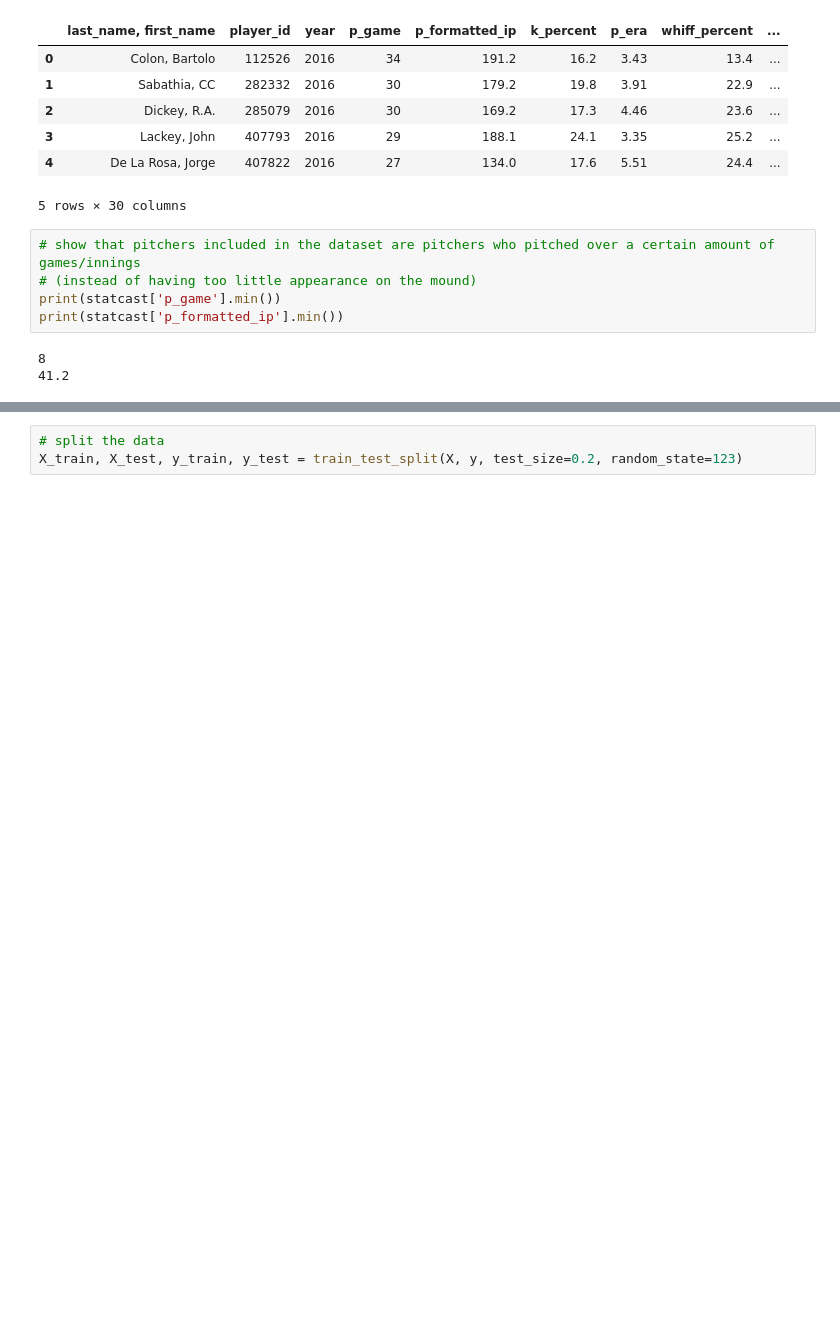
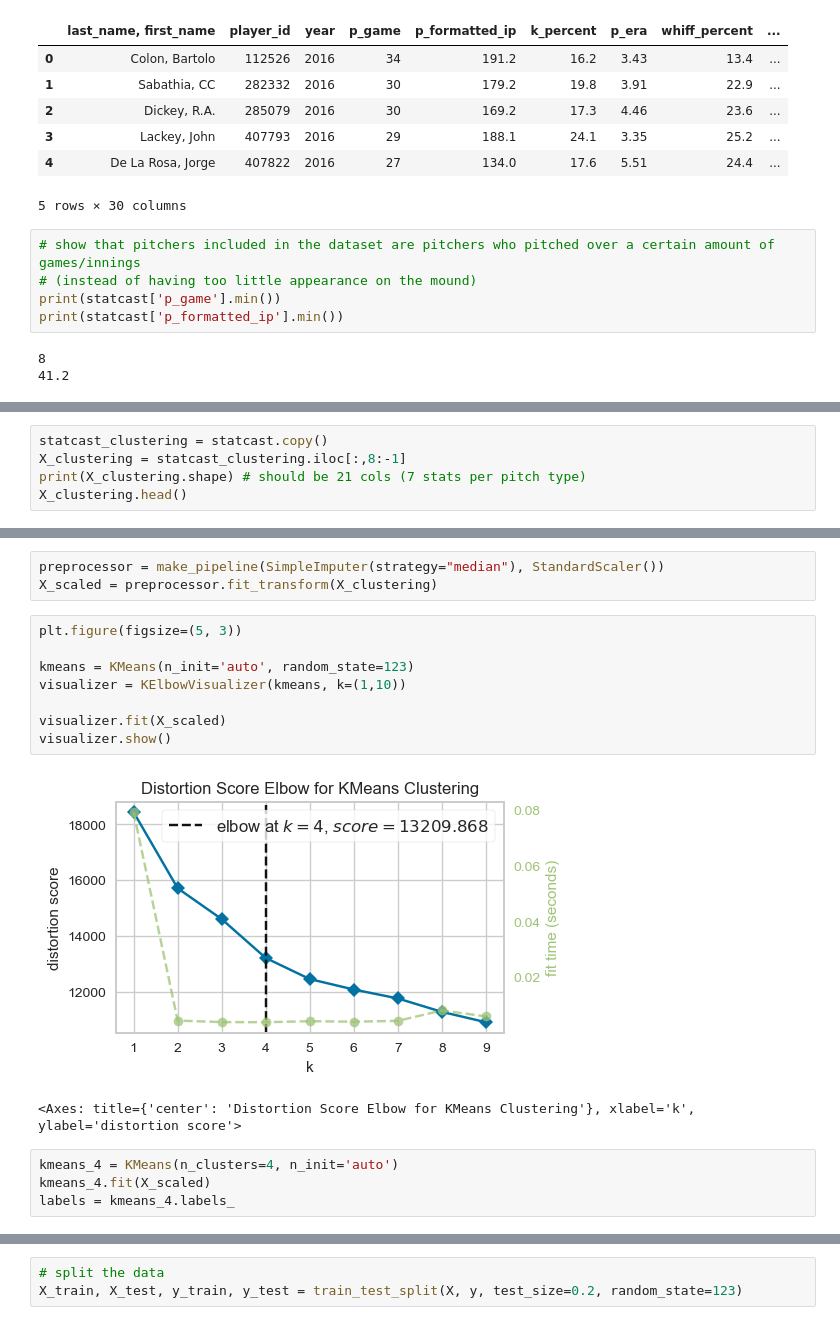
Before and after one commit to Stevey8/Fastball-vs-Pitcher-Performance, a Jupyter notebook: mlb_pitcher_2019.ipynb, the cells around one changed output, grey strips where cells are left out. Drawn from its saved outputs; the diff is of its cells as text; blank space fills up the shorter version.

```diff
--- a/mlb_pitcher_2019.ipynb
+++ b/mlb_pitcher_2019.ipynb
@@ -477,0 +453,5 @@ print(statcast['p_formatted_ip'].min())
+# %%
+statcast_clustering = statcast.copy()
+X_clustering = statcast_clustering.iloc[:,8:-1]
+print(X_clustering.shape) # should be 21 cols (7 stats per pitch type)
+X_clustering.head()
@@ -477,0 +467,18 @@ print(statcast['p_formatted_ip'].min())
+# %%
+preprocessor = make_pipeline(SimpleImputer(strategy="median"), StandardScaler())
+X_scaled = preprocessor.fit_transform(X_clustering)
+# %%
+plt.figure(figsize=(5, 3))
+
+kmeans = KMeans(n_init='auto', random_state=123)
+visualizer = KElbowVisualizer(kmeans, k=(1,10))
+
+visualizer.fit(X_scaled)
+visualizer.show()
+# %% [output]
+[figure, added]
+<Axes: title={'center': 'Distortion Score Elbow for KMeans Clustering'}, xlabel='k', ylabel='distortion score'>
+# %%
+kmeans_4 = KMeans(n_clusters=4, n_init='auto')
+kmeans_4.fit(X_scaled)
+labels = kmeans_4.labels_
```
Also changed, not shown: parts of 39 cells of this notebook.
